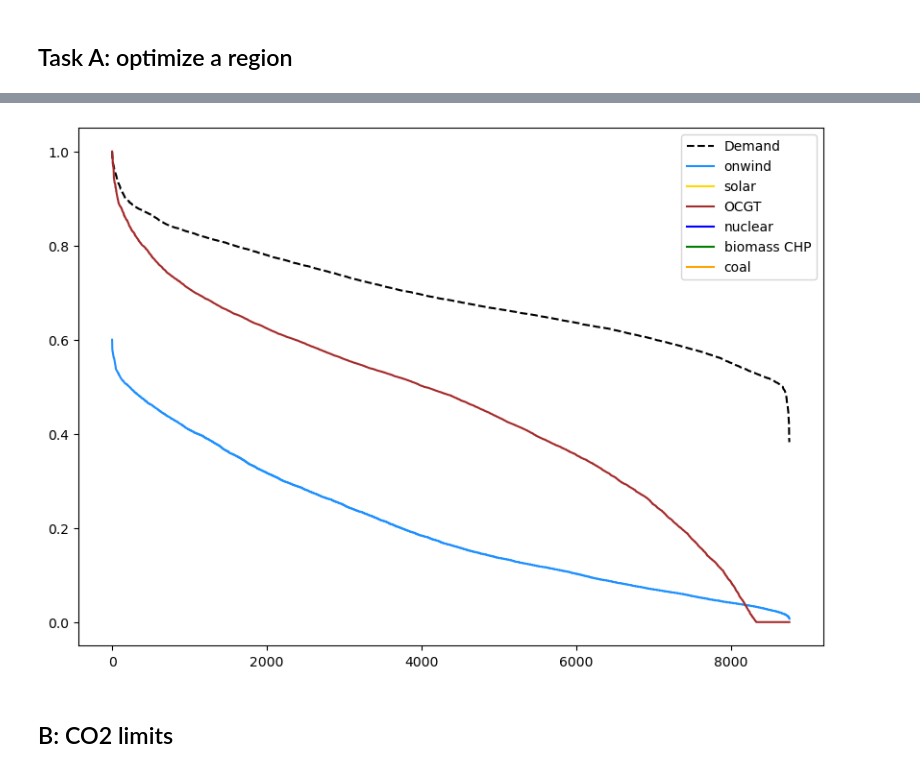
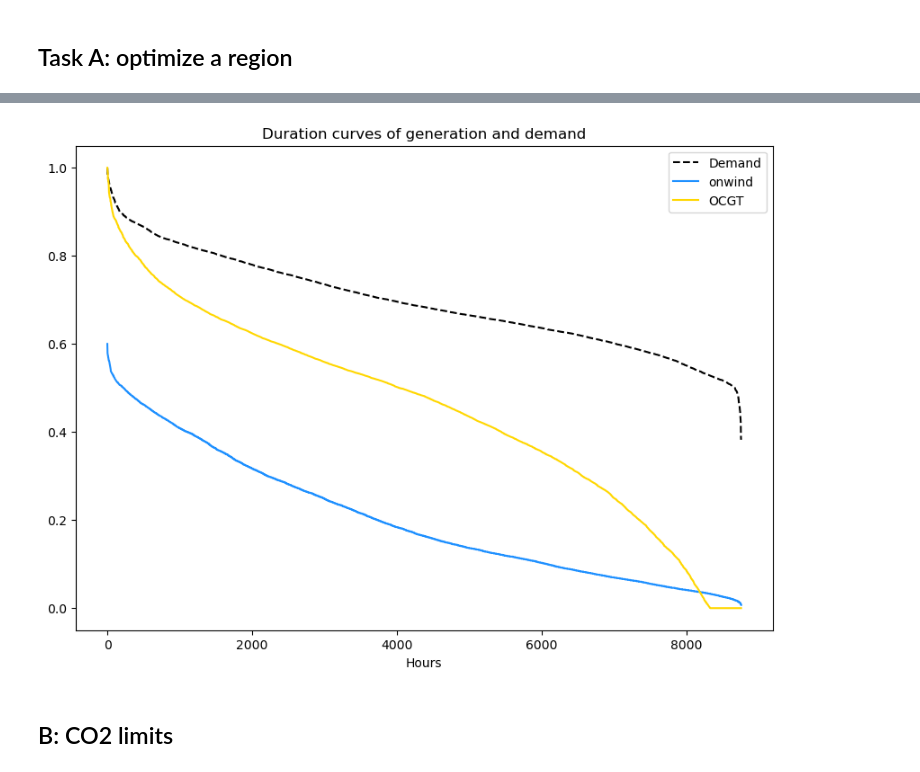
Before and after one commit to NicolineSimoneDTU/Integrated_Project, a Jupyter notebook: project.ipynb, the cells around one changed output, grey strips where cells are left out. Drawn from its saved outputs; the diff is of its cells as text; code cells hidden in the pictures.

```diff
--- a/project.ipynb
+++ b/project.ipynb
@@ -269,0 +194,10 @@ Index(['onwind', 'solar', 'OCGT', 'nuclear', 'biomass CHP', 'coal'], dtype='obje
+# %%
+energy_production = network.generators_t.p
+energy_sum = energy_production.sum(axis=0)
+energy_sum = energy_sum[energy_sum != 0]
+
+fig, ax = plt.subplots(1, 1, figsize=(10,4), sharey=True)
+plt.pie(energy_sum.values, labels=energy_sum.index, colors=energy_sum.index.map(network.carriers.color), startangle=90, counterclock=False);
+plt.axis('equal')
+plt.title('Electricity mix', y=1.07)
+plt.show()
@@ -270,14 +206,16 @@ Index(['onwind', 'solar', 'OCGT', 'nuclear', 'biomass CHP', 'coal'], dtype='obje
 # %%
 # Plot duration curves of generation and demand
 fig, ax = plt.subplots(1, 1, figsize=(10,7))
 ax.plot((demand/max(demand)).sort_values(ascending=False).reset_index(drop=True), label="Demand", color="black", linestyle="--")
 
-for i, col in enumerate(gen_prod.columns):
-    ax.plot((gen_prod[col]/gen_cap[col]).sort_values(ascending=False).reset_index(drop=True), label=col, color=colors[i])
+for i, col in enumerate(energy_sum.index):
+    ax.plot((energy_production[col]/gen_cap[col]).sort_values(ascending=False).reset_index(drop=True), label=col, color=colors[i])
 
 plt.legend()
+plt.title("Duration curves of generation and demand")
+plt.xlabel("Hours")
 plt.show()
 # %% [output]
-[figure, old version]
+[figure, new version]
 # %% [markdown]
 ## B: CO2 limits
```
Also changed, not shown: parts of 17 cells of this notebook.
